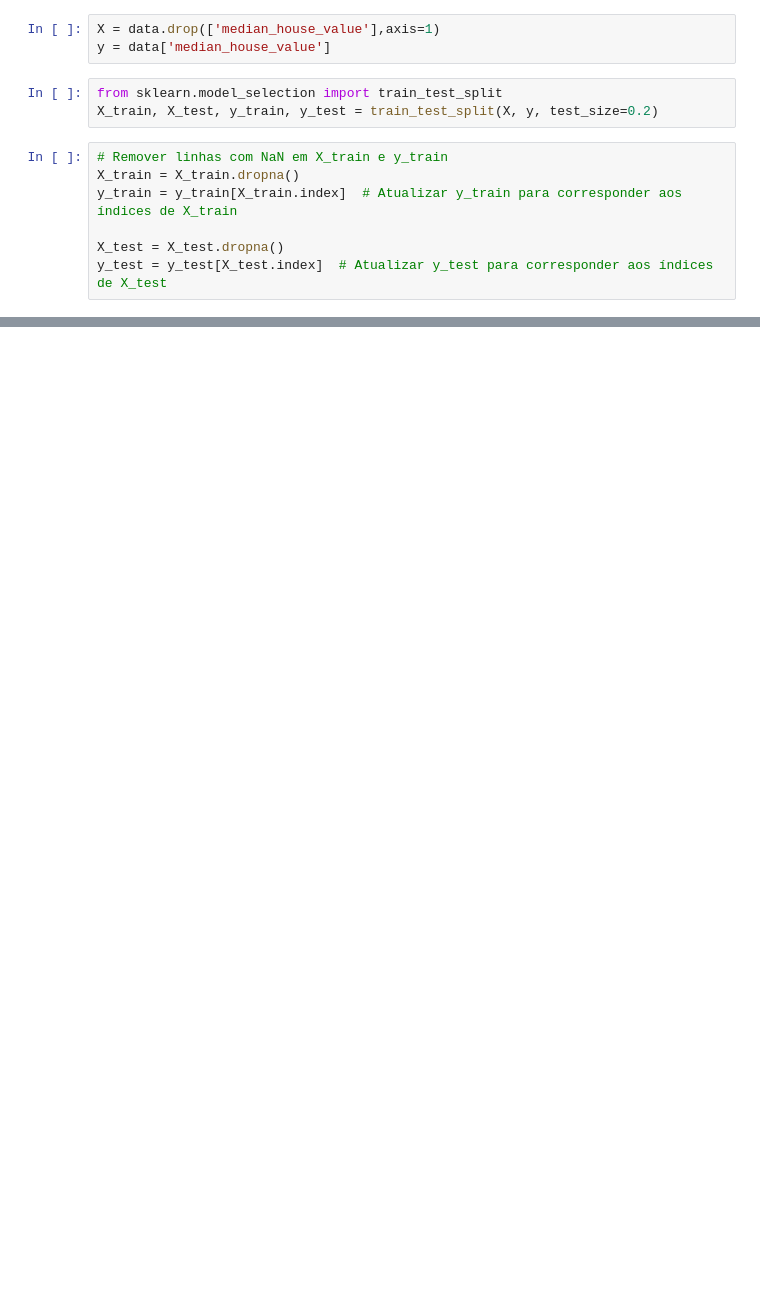
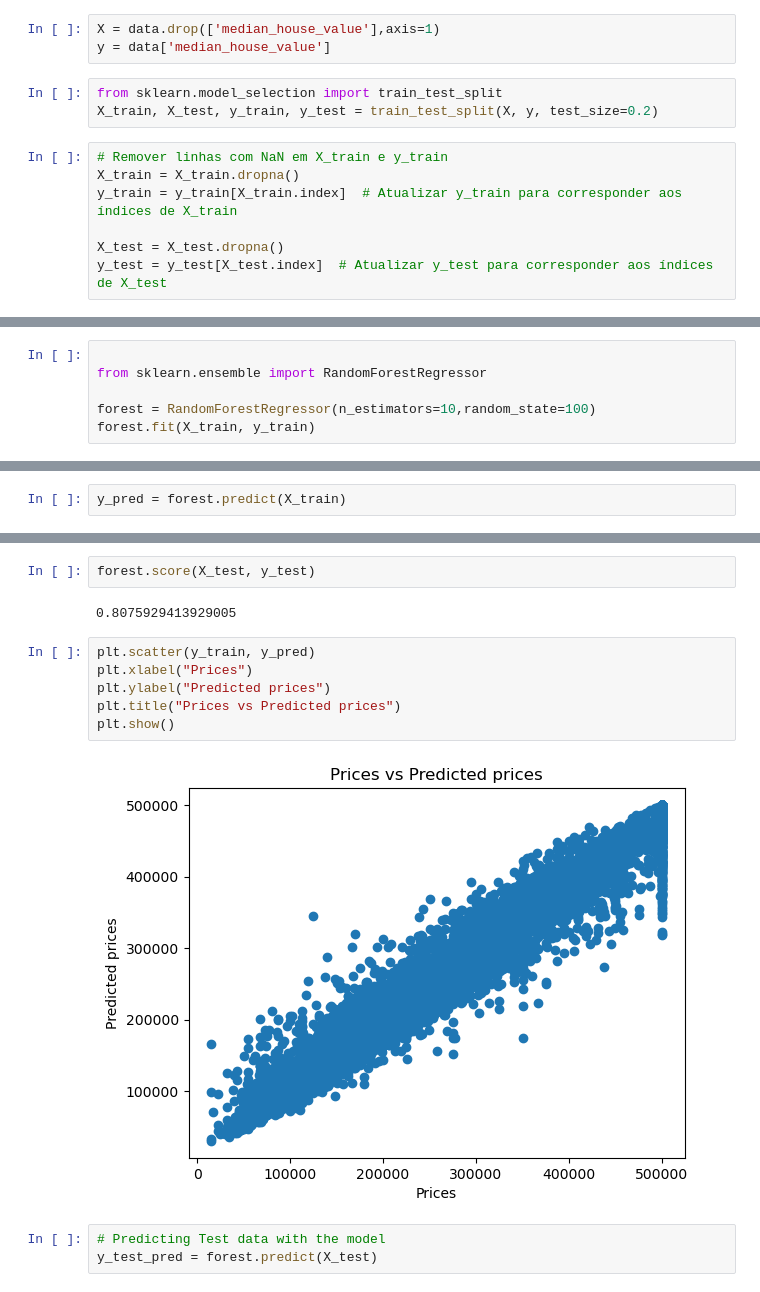
Before and after one commit to ruanlcs/MachineLearning_DataMining, a Jupyter notebook: Lista1/Trabalhos/Trabalho2/trabalho2.ipynb, the cells around one changed output, grey strips where cells are left out. Saved outputs shown, nothing was run; the diff lists cells and outputs as text; blank space fills up the shorter version.

```diff
--- a/Lista1/Trabalhos/Trabalho2/trabalho2.ipynb
+++ b/Lista1/Trabalhos/Trabalho2/trabalho2.ipynb
@@ -155,0 +165,6 @@ Preço previsto do novo imóvel: 235937.24
+# %%
+
+from sklearn.ensemble import RandomForestRegressor
+
+forest = RandomForestRegressor(n_estimators=10,random_state=100)
+forest.fit(X_train, y_train)
@@ -155,0 +173,2 @@ Preço previsto do novo imóvel: 235937.24
+# %%
+y_pred = forest.predict(X_train)
@@ -155,0 +188,15 @@ Preço previsto do novo imóvel: 235937.24
+# %%
+forest.score(X_test, y_test)
+# %% [output]
+0.8075929413929005
+# %%
+plt.scatter(y_train, y_pred)
+plt.xlabel("Prices")
+plt.ylabel("Predicted prices")
+plt.title("Prices vs Predicted prices")
+plt.show()
+# %% [output]
+[figure, added]
+# %%
+# Predicting Test data with the model
+y_test_pred = forest.predict(X_test)
```
Also changed, not shown: parts of 24 cells of this notebook.
